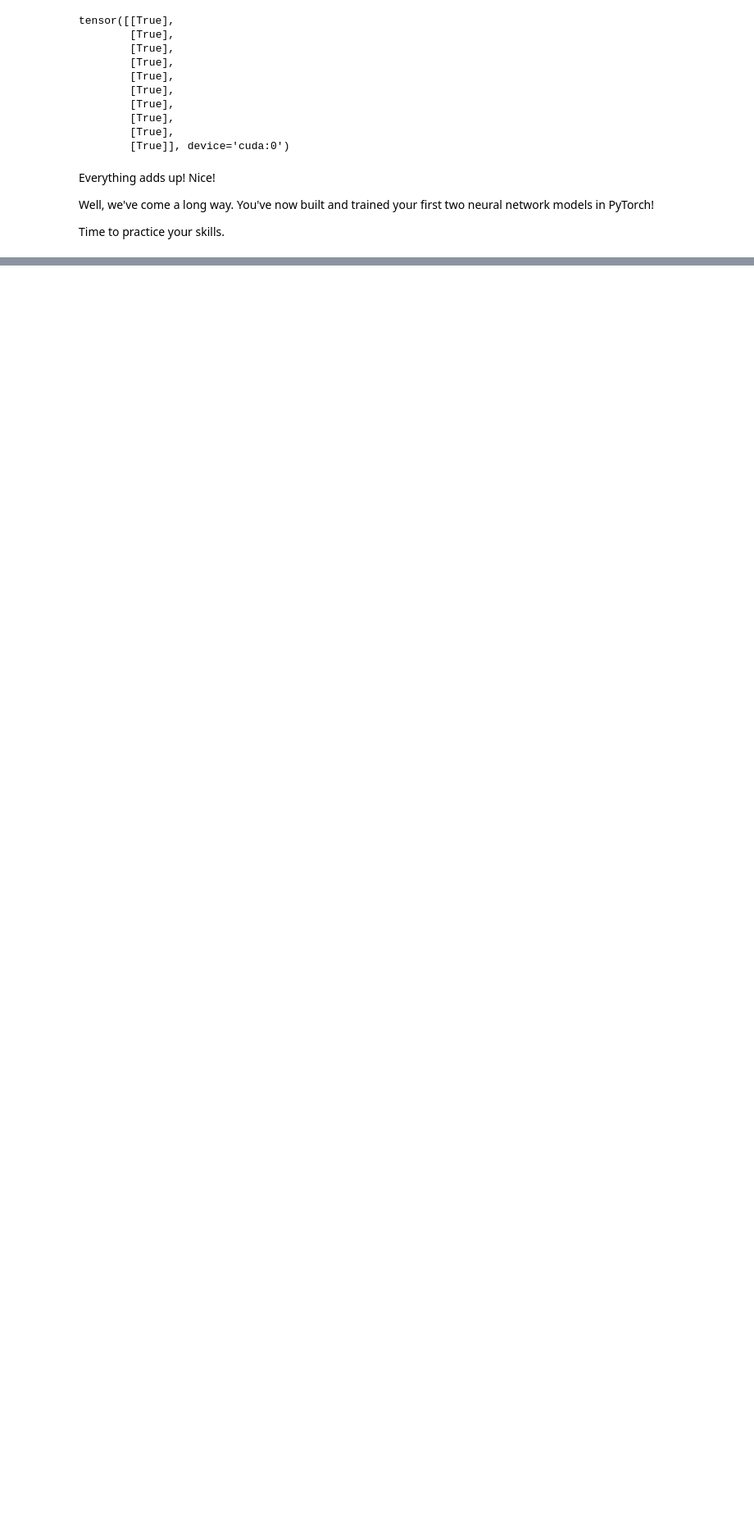
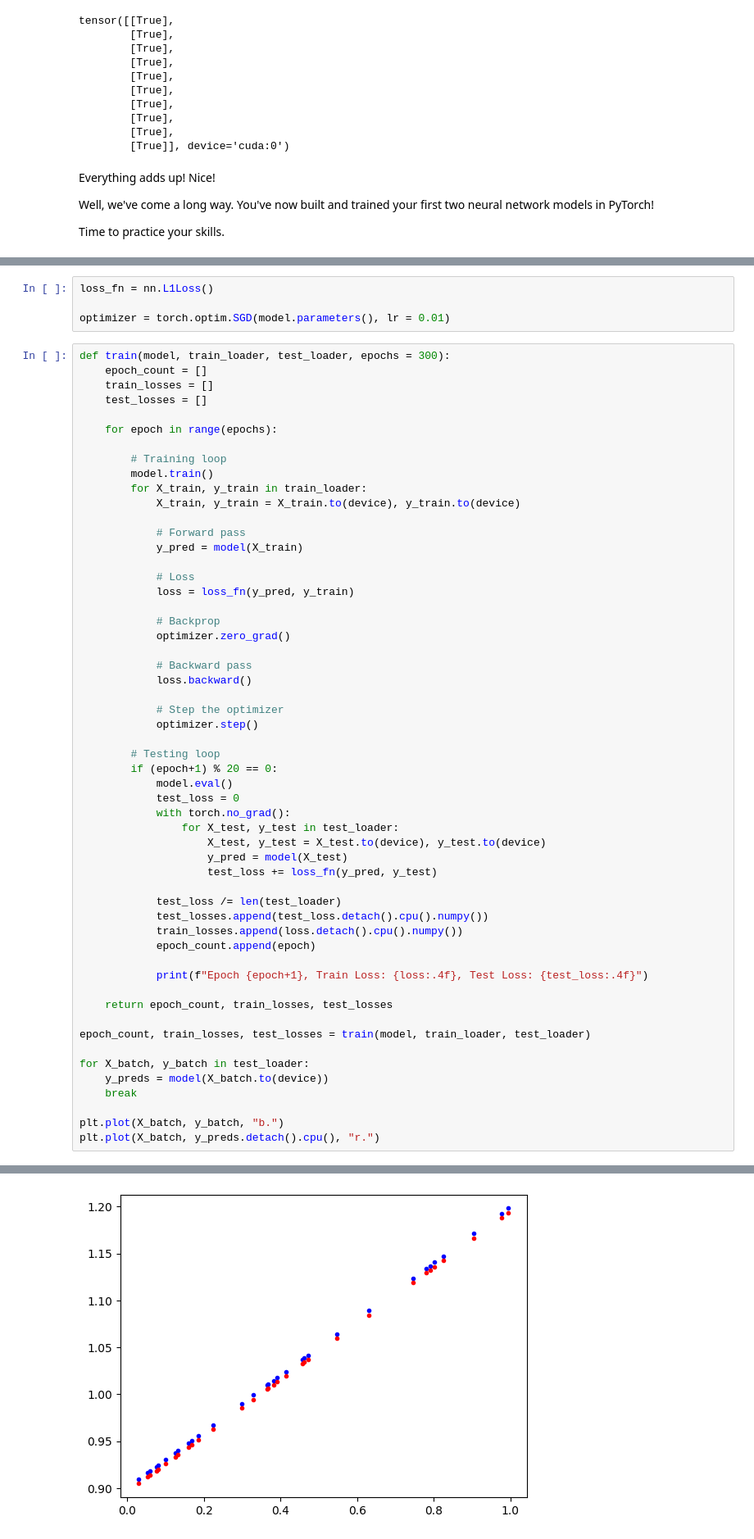
Before and after one commit to KasaiHarcore/Artificial-Intelligent-Skills, a Jupyter notebook: 1. Library Requirement/Pytorch/1. Pytorch Workflow.ipynb, the cells around one changed output, grey strips where cells are left out. Shown at 82% size. Cells and saved outputs as stored; diff of their text form; blank space fills up the shorter version.

```diff
--- a/1. Library Requirement/Pytorch/1. Pytorch Workflow.ipynb
+++ b/1. Library Requirement/Pytorch/1. Pytorch Workflow.ipynb
@@ -1227,0 +1300,60 @@ You should be able to complete them by referencing their specific section.
+# %%
+loss_fn = nn.L1Loss()
+
+optimizer = torch.optim.SGD(model.parameters(), lr = 0.01)
+# %%
+def train(model, train_loader, test_loader, epochs = 300):
+    epoch_count = []
+    train_losses = []
+    test_losses = []
+
+    for epoch in range(epochs):
+
+        # Training loop
+        model.train()
+        for X_train, y_train in train_loader:
+            X_train, y_train = X_train.to(device), y_train.to(device)
+
+            # Forward pass
+            y_pred = model(X_train)
+
+            # Loss
+            loss = loss_fn(y_pred, y_train)
+
+            # Backprop
+            optimizer.zero_grad()
+
+            # Backward pass
+            loss.backward()
+
+            # Step the optimizer
+            optimizer.step()
+
+        # Testing loop
+        if (epoch+1) % 20 == 0:
+            model.eval()
+            test_loss = 0
+            with torch.no_grad():
+                for X_test, y_test in test_loader:
+                    X_test, y_test = X_test.to(device), y_test.to(device)
+                    y_pred = model(X_test)
+                    test_loss += loss_fn(y_pred, y_test)
+
+            test_loss /= len(test_loader)
+            test_losses.append(test_loss.detach().cpu().numpy())
+            train_losses.append(loss.detach().cpu().numpy())
+            epoch_count.append(epoch)
+
+            print(f"Epoch {epoch+1}, Train Loss: {loss:.4f}, Test Loss: {test_loss:.4f}")
+
+    return epoch_count, train_losses, test_losses
+
+epoch_count, train_losses, test_losses = train(model, train_loader, test_loader)
+
+for X_batch, y_batch in test_loader:
+    y_preds = model(X_batch.to(device))
+    break
+
+plt.plot(X_batch, y_batch, "b.")
+plt.plot(X_batch, y_preds.detach().cpu(), "r.")
+# %% [output]
@@ -1227,0 +1376 @@ You should be able to complete them by referencing their specific section.
+[figure, added]
```
Also changed, not shown: parts of 21 cells of this notebook, 3 other files.
